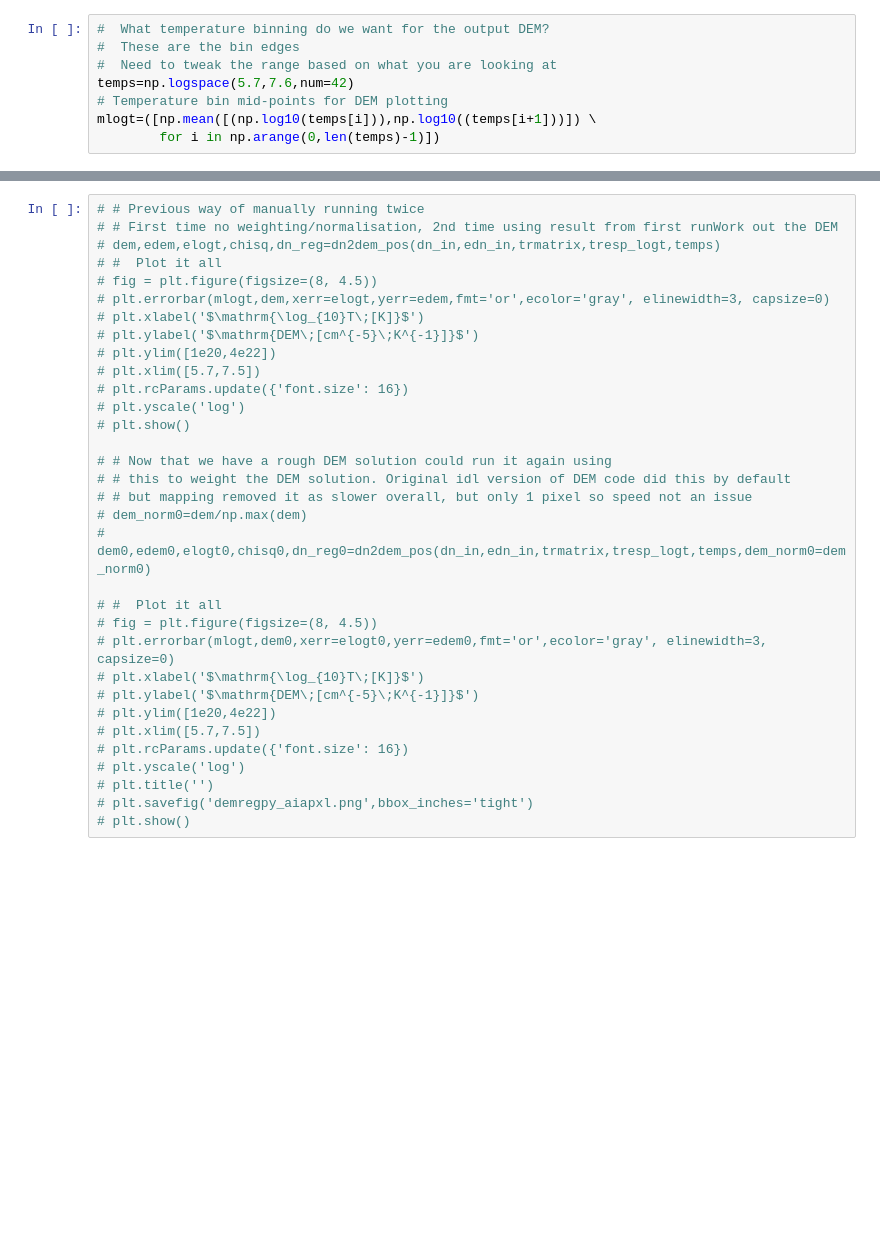
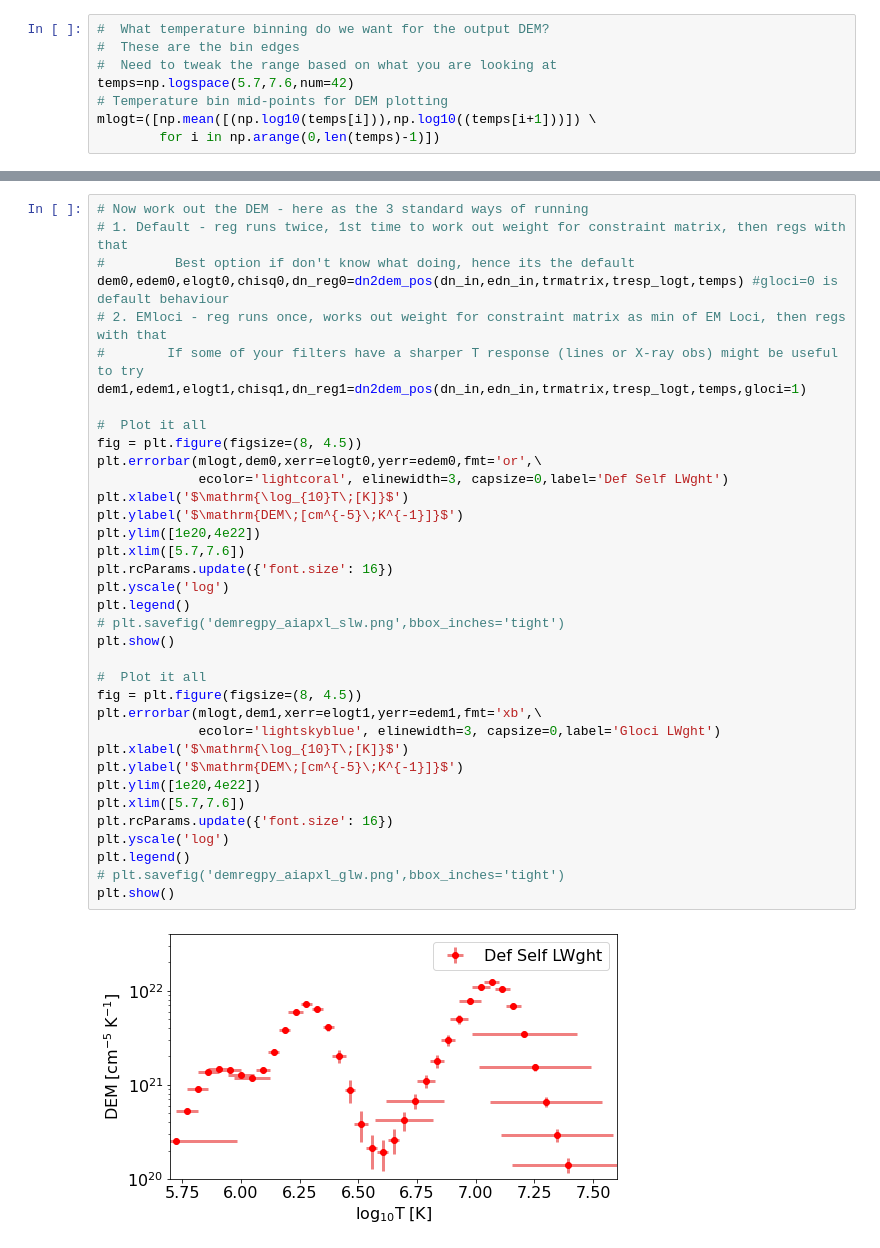
Before and after one commit to ianan/demreg, a Jupyter notebook: python/example_demregpy_aiapxl.ipynb, the cells around one changed output, grey strips where cells are left out. Cells and saved outputs as stored; diff of their text form; blank space fills up the shorter version.

Commit message:
Full lnorm weighting options now working....

```diff
--- a/python/example_demregpy_aiapxl.ipynb
+++ b/python/example_demregpy_aiapxl.ipynb
@@ -225,33 +189,38 @@ plt.show()
 # %%
-# # Previous way of manually running twice
-# # First time no weighting/normalisation, 2nd time using result from first runWork out the DEM
-# dem,edem,elogt,chisq,dn_reg=dn2dem_pos(dn_in,edn_in,trmatrix,tresp_logt,temps)
-# #  Plot it all
-# fig = plt.figure(figsize=(8, 4.5))
-# plt.errorbar(mlogt,dem,xerr=elogt,yerr=edem,fmt='or',ecolor='gray', elinewidth=3, capsize=0)
-# plt.xlabel('$\mathrm{\log_{10}T\;[K]}$')
-# plt.ylabel('$\mathrm{DEM\;[cm^{-5}\;K^{-1}]}$')
-# plt.ylim([1e20,4e22])
-# plt.xlim([5.7,7.5])
-# plt.rcParams.update({'font.size': 16})
-# plt.yscale('log')
-# plt.show()
+# Now work out the DEM - here as the 3 standard ways of running
+# 1. Default - reg runs twice, 1st time to work out weight for constraint matrix, then regs with that
+#         Best option if don't know what doing, hence its the default
+dem0,edem0,elogt0,chisq0,dn_reg0=dn2dem_pos(dn_in,edn_in,trmatrix,tresp_logt,temps) #gloci=0 is default behaviour
+# 2. EMloci - reg runs once, works out weight for constraint matrix as min of EM Loci, then regs with that
+#        If some of your filters have a sharper T response (lines or X-ray obs) might be useful to try
+dem1,edem1,elogt1,chisq1,dn_reg1=dn2dem_pos(dn_in,edn_in,trmatrix,tresp_logt,temps,gloci=1)
 
-# # Now that we have a rough DEM solution could run it again using
-# # this to weight the DEM solution. Original idl version of DEM code did this by default
-# # but mapping removed it as slower overall, but only 1 pixel so speed not an issue
-# dem_norm0=dem/np.max(dem)
-# dem0,edem0,elogt0,chisq0,dn_reg0=dn2dem_pos(dn_in,edn_in,trmatrix,tresp_logt,temps,dem_norm0=dem_norm0)
+#  Plot it all
+fig = plt.figure(figsize=(8, 4.5))
+plt.errorbar(mlogt,dem0,xerr=elogt0,yerr=edem0,fmt='or',\
+             ecolor='lightcoral', elinewidth=3, capsize=0,label='Def Self LWght')
+plt.xlabel('$\mathrm{\log_{10}T\;[K]}$')
+plt.ylabel('$\mathrm{DEM\;[cm^{-5}\;K^{-1}]}$')
+plt.ylim([1e20,4e22])
+plt.xlim([5.7,7.6])
+plt.rcParams.update({'font.size': 16})
+plt.yscale('log')
+plt.legend()
+# plt.savefig('demregpy_aiapxl_slw.png',bbox_inches='tight')
+plt.show()
 
-# #  Plot it all
-# fig = plt.figure(figsize=(8, 4.5))
-# plt.errorbar(mlogt,dem0,xerr=elogt0,yerr=edem0,fmt='or',ecolor='gray', elinewidth=3, capsize=0)
-# plt.xlabel('$\mathrm{\log_{10}T\;[K]}$')
-# plt.ylabel('$\mathrm{DEM\;[cm^{-5}\;K^{-1}]}$')
-# plt.ylim([1e20,4e22])
-# plt.xlim([5.7,7.5])
-# plt.rcParams.update({'font.size': 16})
-# plt.yscale('log')
-# plt.title('')
-# plt.savefig('demregpy_aiapxl.png',bbox_inches='tight')
-# plt.show()
+#  Plot it all
+fig = plt.figure(figsize=(8, 4.5))
+plt.errorbar(mlogt,dem1,xerr=elogt1,yerr=edem1,fmt='xb',\
+             ecolor='lightskyblue', elinewidth=3, capsize=0,label='Gloci LWght')
+plt.xlabel('$\mathrm{\log_{10}T\;[K]}$')
+plt.ylabel('$\mathrm{DEM\;[cm^{-5}\;K^{-1}]}$')
+plt.ylim([1e20,4e22])
+plt.xlim([5.7,7.6])
+plt.rcParams.update({'font.size': 16})
+plt.yscale('log')
+plt.legend()
+# plt.savefig('demregpy_aiapxl_glw.png',bbox_inches='tight')
+plt.show()
+# %% [output]
+[figure, added]
```
Also changed, not shown: parts of 7 cells of this notebook, 9 other files.
